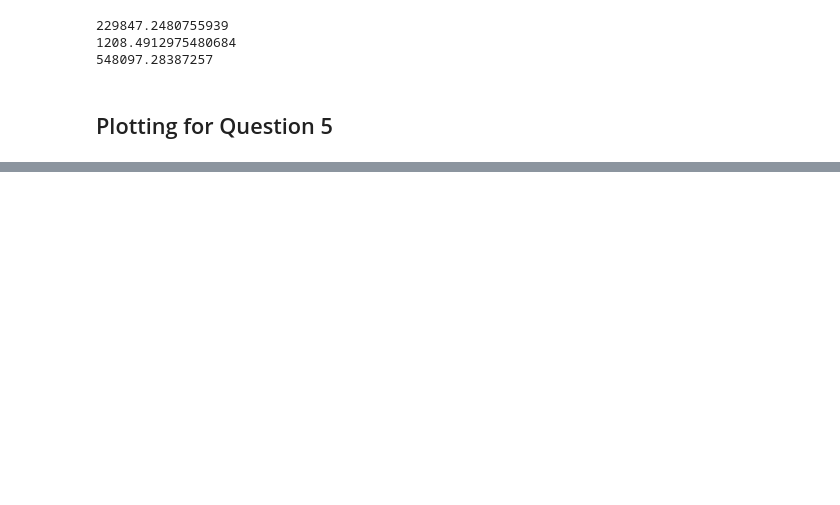
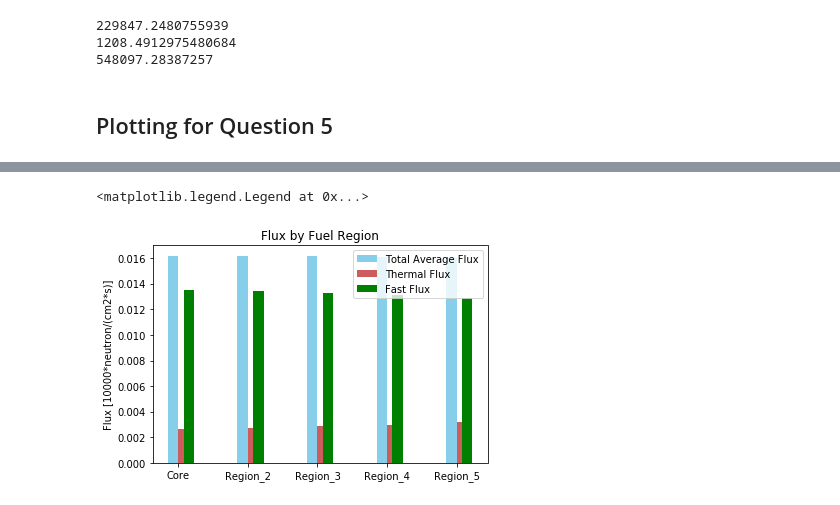
Before and after one commit to wjvanderlip/NE150_homework, a Jupyter notebook: 4HW/hw4_150.ipynb, the cells around one changed output, grey strips where cells are left out. Drawn from its saved outputs; the diff is of its cells as text; code cells hidden in the pictures; blank space fills up the shorter version.

```diff
--- a/4HW/hw4_150.ipynb
+++ b/4HW/hw4_150.ipynb
@@ -49,0 +55,22 @@ plt.show()
+# %%
+total6 =  (1.61809e-02, 1.61690e-02, 1.61309e-02, 1.60925e-02, 1.60389e-02)
+thermal6 = (2.66372e-03, 2.76299e-03, 2.86679e-03, 2.99604e-03, 3.16416e-03)
+fast6 = (1.35076e-02, 1.33967e-02, 1.32550e-02, 1.30875e-02, 1.28662e-02)
+
+ind2 = np.arange(len(total6))  # the x locations for the groups
+width = 0.15  # the width of the bars
+
+fig2, ax2 = plt.subplots()
+rects11 = ax2.bar(ind2 - width/2, total6, width, color='SkyBlue', label='Total Average Flux')
+rects12 = ax2.bar(ind2 + width/2, thermal6, width, color='IndianRed', label='Thermal Flux')
+rects13 = ax2.bar(ind2 + width, fast6, width, color='Green', label='Fast Flux')
+
+# Add some text for labels, title and custom x-axis tick labels, etc.
+ax2.set_ylabel('Flux [10000*neutron/(cm2*s)]')
+ax2.set_title('Flux by Fuel Region')
+ax2.set_xticks(ind2)
+ax2.set_xticklabels(('Core', 'Region_2', 'Region_3', 'Region_4', 'Region_5'))
+ax2.legend()
+# %% [output]
+<matplotlib.legend.Legend at 0x...>
+[figure, added]
```
Also changed, not shown: parts of 8 cells of this notebook, 3 other files.
